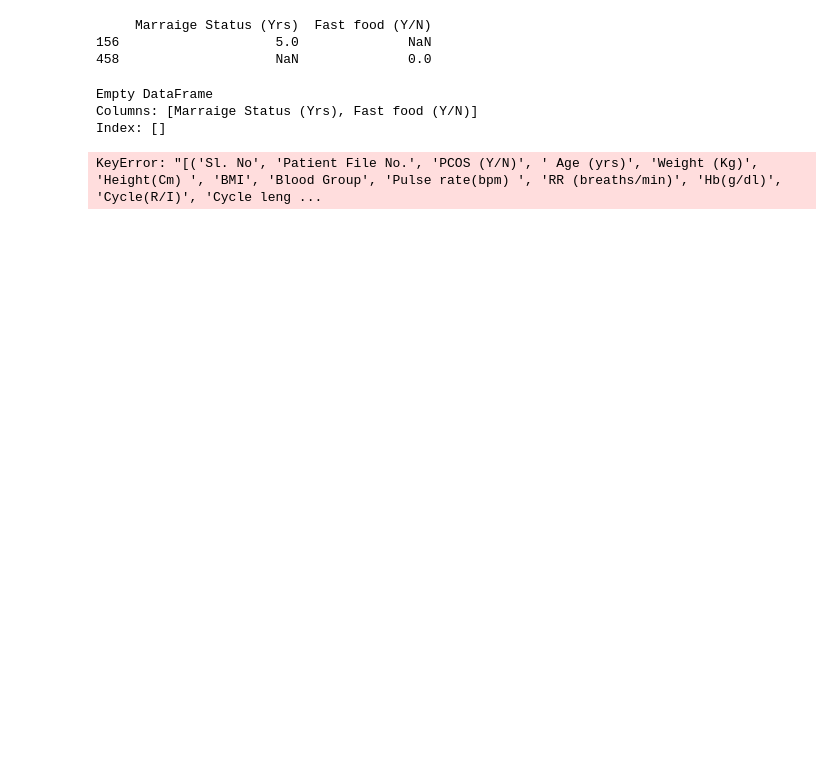
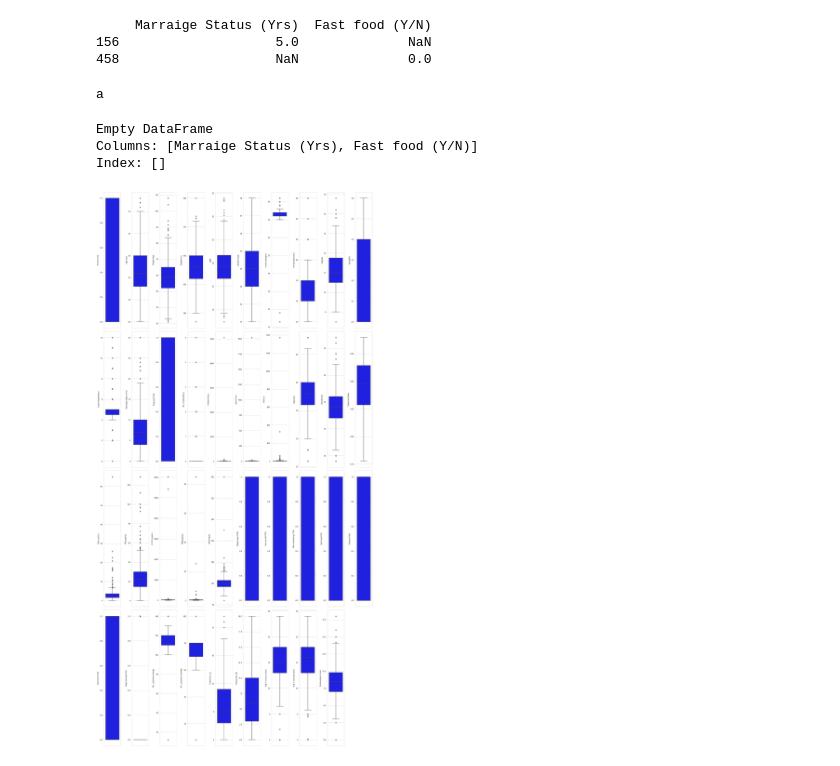
Before and after one commit to SLR1999/Polycystic-ovary-syndrome-PCOS-Prediction, a Jupyter notebook: ExploratoryDataAnalysis.ipynb, the cells around one changed output. Cells and saved outputs as stored; diff of their text form; code cells hidden in the pictures; blank space fills up the shorter version.

Commit message:
Interquartile range added

```diff
--- a/ExploratoryDataAnalysis.ipynb
+++ b/ExploratoryDataAnalysis.ipynb
@@ -37,10 +24,26 @@ df = df.dropna()
+# %%
+df = df.dropna()
+df.drop(df.index[305])
+print(max(df['AMH(ng/mL)']))
+# %% [output]
+a
 # %%
 print(df[df.isnull().any(axis=1)][null_columns])
 # %% [output]
 Empty DataFrame
 Columns: [Marraige Status (Yrs), Fast food (Y/N)]
 Index: []
-# %%
-boxplot = df.boxplot(column = df.columns)
-# %% [output]
-KeyError: "[('Sl. No', 'Patient File No.', 'PCOS (Y/N)', ' Age (yrs)', 'Weight (Kg)', 'Height(Cm) ', 'BMI', 'Blood Group', 'Pulse rate(bpm) ', 'RR (breaths/min)', 'Hb(g/dl)', 'Cycle(R/I)', 'Cycle leng ...
+# %%
+# del df['AMH(ng/mL)']
+l = df.columns.values
+
+number_of_columns = 10
+number_of_rows = len(l)-1/number_of_columns
+plt.figure(figsize=(2*number_of_columns,10*number_of_rows))
+for i in range(0,len(l)):
+    plt.subplot(number_of_rows + 1,number_of_columns,i+1)
+    sns.set_style('whitegrid')
+    sns.boxplot(df[l[i]],color='blue',orient='v')
+    plt.tight_layout()
+# %% [output]
+[figure, added]
```
Also changed, not shown: parts of 4 cells of this notebook.
